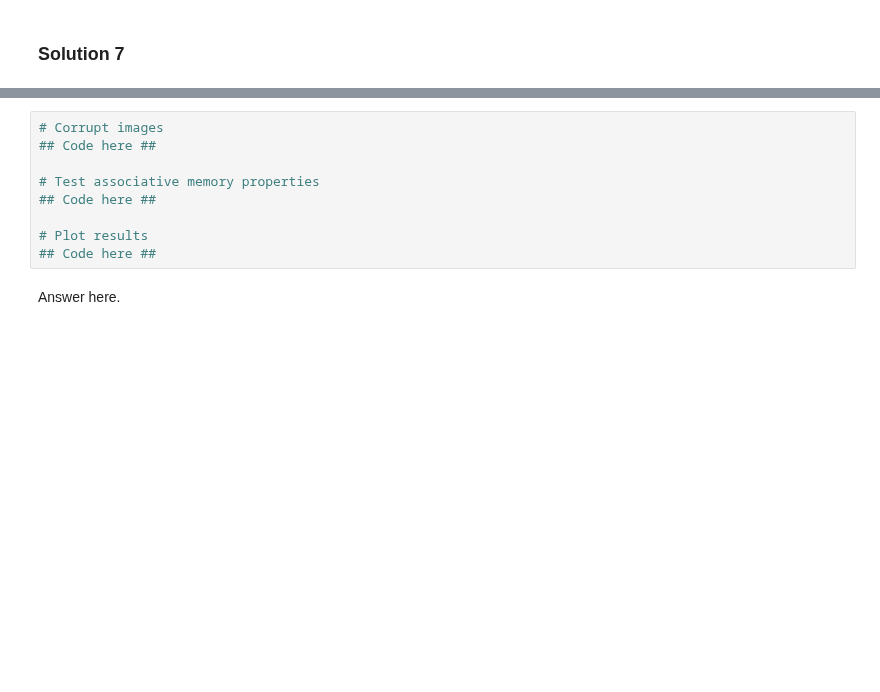
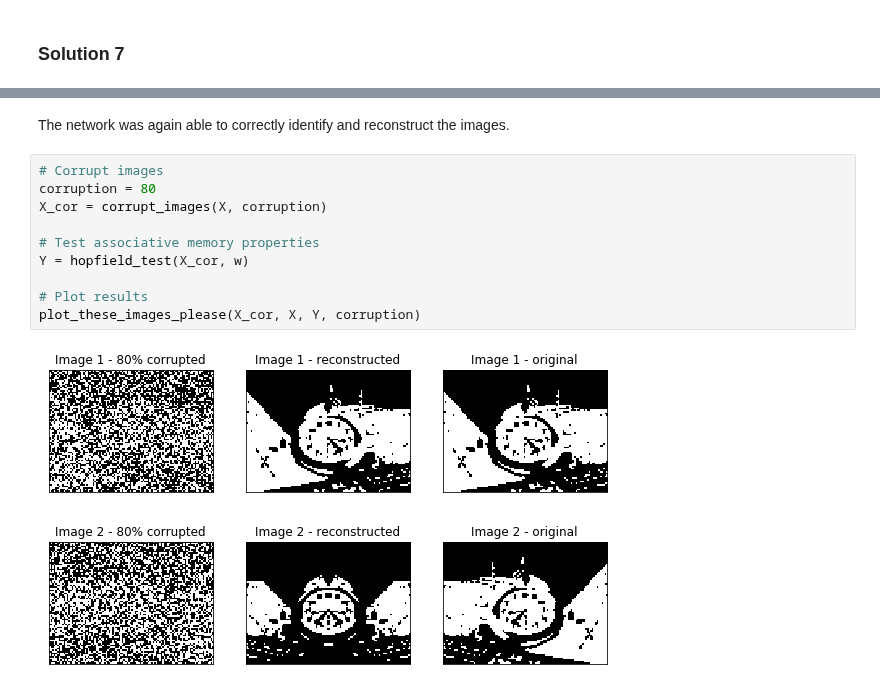
Before and after one commit to AjinkyaIndulkar/neural-networks-1920, a Jupyter notebook: P6 - Energy-Based Models/Chapter_08_hopfield.ipynb, the cells around one changed output, grey strips where cells are left out. Drawn from its saved outputs; the diff is of its cells as text; blank space fills up the shorter version.

```diff
--- a/P6 - Energy-Based Models/Chapter_08_hopfield.ipynb
+++ b/P6 - Energy-Based Models/Chapter_08_hopfield.ipynb
@@ -275,11 +334,15 @@ Answer here.
+# %% [markdown]
+The network was again able to correctly identify and reconstruct the images.
 # %%
 # Corrupt images
-## Code here ##
+corruption = 80
+X_cor = corrupt_images(X, corruption)
 
 # Test associative memory properties
-## Code here ##
+Y = hopfield_test(X_cor, w)
 
 # Plot results
-## Code here ##
+plot_these_images_please(X_cor, X, Y, corruption)
+# %% [output]
+[figure, added]
+[figure, added]
-# %% [markdown]
-Answer here.
```
Also changed, not shown: parts of 15 cells of this notebook.
